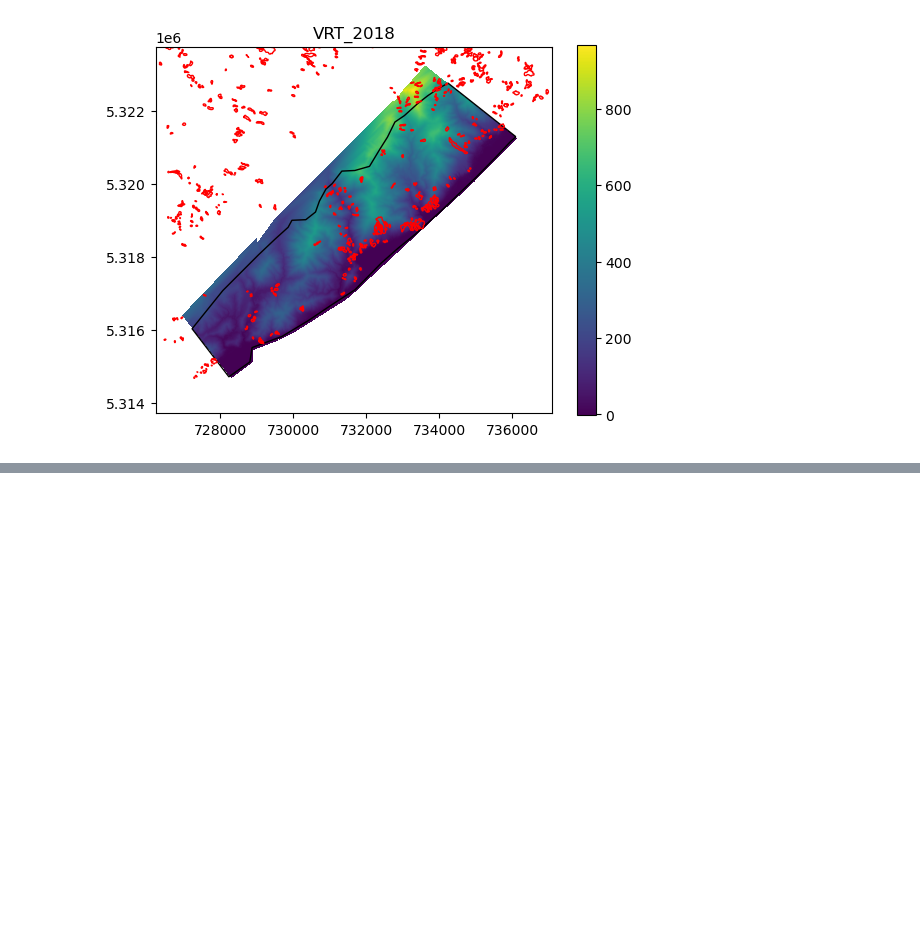
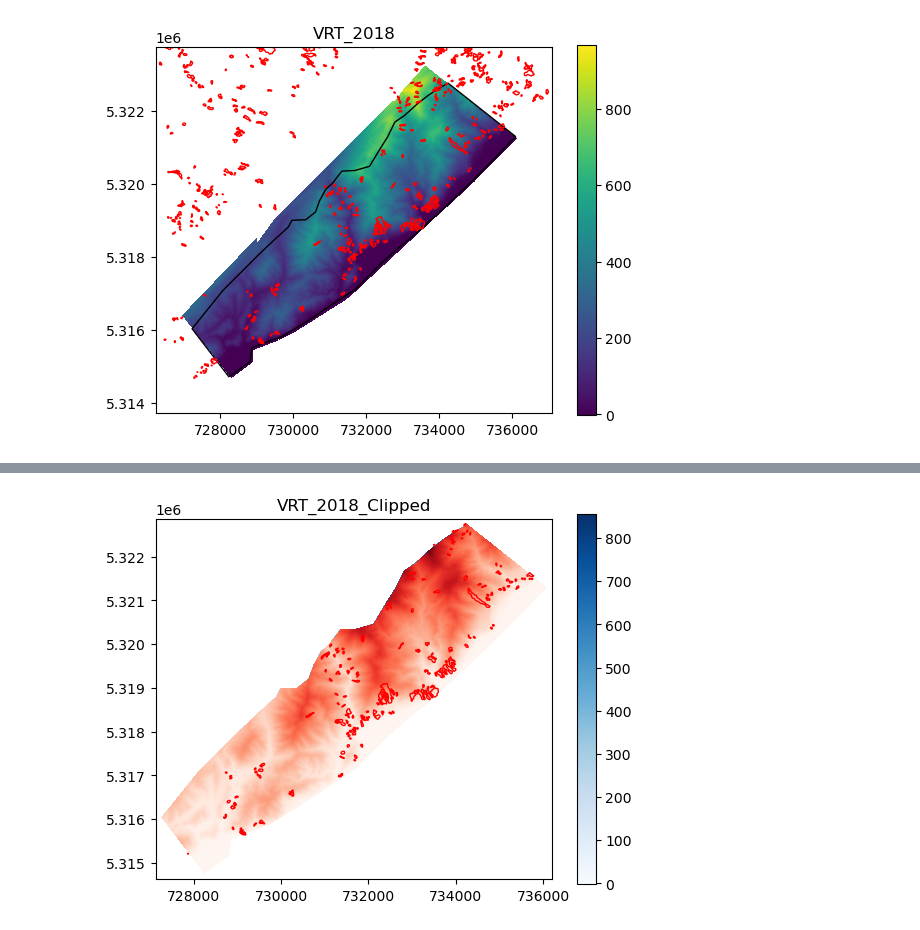
Before and after one commit to UW-GDA/nz-landslides, a Jupyter notebook: notebooks/3-interacting-vrt-polygon.ipynb, the cells around one changed output, grey strips where cells are left out. Cells and saved outputs as stored; diff of their text form; code cells hidden in the pictures; blank space fills up the shorter version.

```diff
--- a/notebooks/3-interacting-vrt-polygon.ipynb
+++ b/notebooks/3-interacting-vrt-polygon.ipynb
@@ -205,0 +211,3 @@ plt.show()
+# %%
+vrt18_fa_ma, vrt18_fa_transform = rio.mask.mask(vrt18_src, fa_geom.geoms, **rio_mask_kwargs)
+vrt18_fa_ma_extent = rio.plot.plotting_extent(vrt18_fa_ma, vrt18_fa_transform)
@@ -205,0 +254,15 @@ plt.show()
+# %%
+xmin, xmax, ymin, ymax = vrt18_fa_ma_extent
+
+f, ax = plt.subplots()
+im1 = ax.imshow(vrt16_fa_ma, extent=vrt16_fa_ma_extent, cmap='Blues')
+im2 = ax.imshow(vrt17_fa_ma, extent=vrt17_fa_ma_extent, cmap='Greens')
+im3 = ax.imshow(vrt18_fa_ma, extent=vrt18_fa_ma_extent, cmap='Reds')
+inventory_gpd_clipped.plot(ax=ax, facecolor='none', edgecolor='r')
+ax.set_title('VRT_2018_Clipped')
+f.colorbar(im1, ax=ax)
+plt.xlim(xmin-100, xmax+100)
+plt.ylim(ymin-100, ymax+100)
+plt.show()
+# %% [output]
+[figure, added]
```
Also changed, not shown: parts of 11 cells of this notebook.
